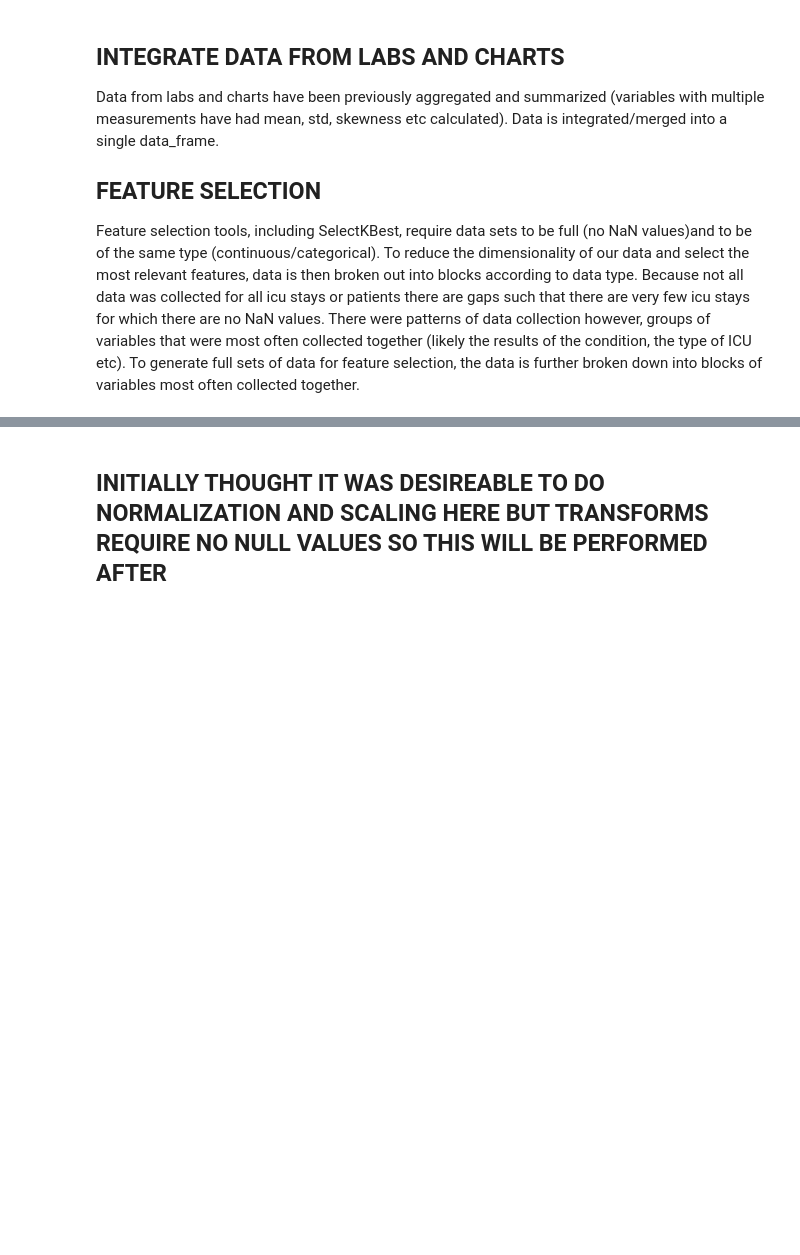
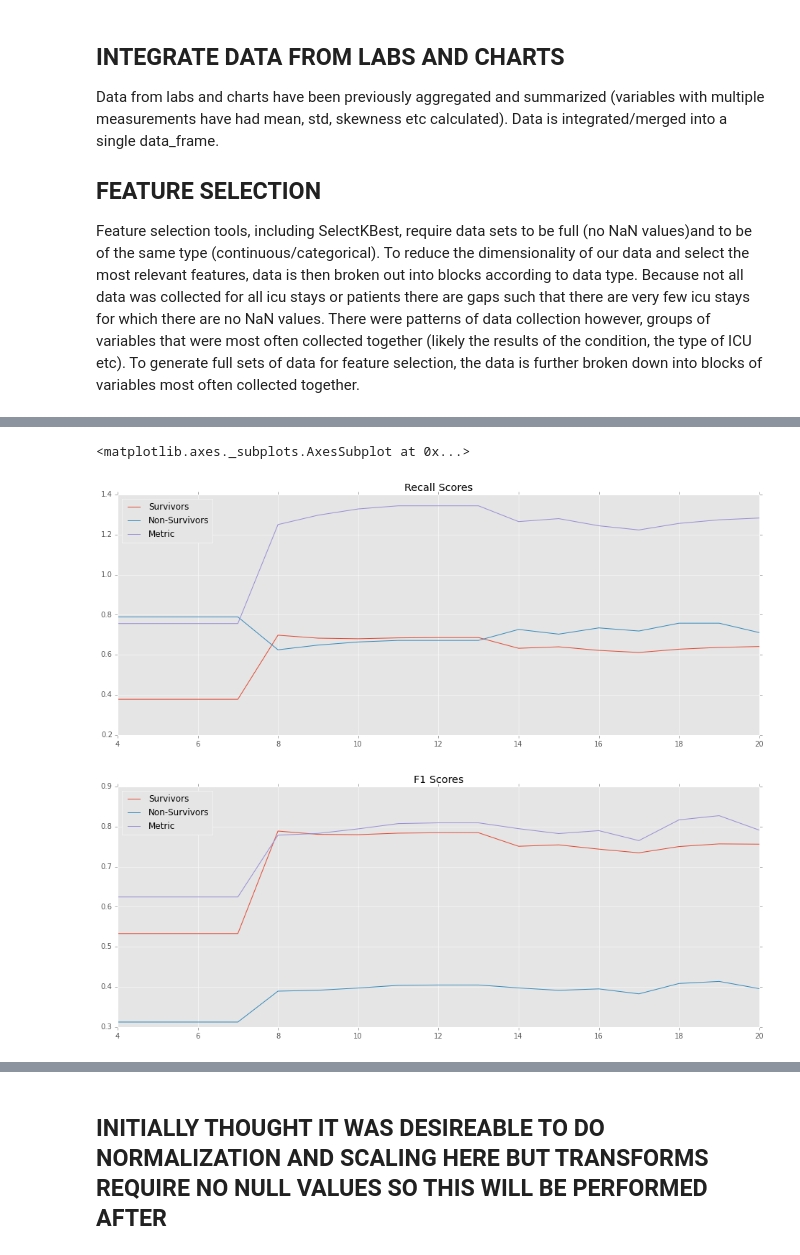
Before and after one commit to RJBeetel3/mimic3_analysis, a Jupyter notebook: ICU_MORTALITY_FIRST24.ipynb, the cells around one changed output, grey strips where cells are left out. Saved outputs shown, nothing was run; the diff lists cells and outputs as text; code cells hidden in the pictures; blank space fills up the shorter version.

```diff
--- a/ICU_MORTALITY_FIRST24.ipynb
+++ b/ICU_MORTALITY_FIRST24.ipynb
@@ -43,6 +55,7 @@ display(feature_files )
 features_dict = {}
 for name in feature_files:
     features_dict[name.split('.')[0]] = pd.DataFrame.from_csv(features_dir + name)
+outcomes = pd.DataFrame.from_csv(features_dir + 'outcomes.csv')
 # %% [output]
 '/Users/robertbeetel/anaconda/projects/mimic-code-master/mimic_analysis/features/'
 ['Chart_BP_Features.csv',
@@ -179,0 +127,4 @@ ptnt_demog_data[ptnt_demog_data.columns[11:]].groupby('hospital_expire_flag').su
+# %%
+all_scores = all_scores.sort_values(by = 'p_values', ascending = True)
+top_scores = list(all_scores.head(20).index)
+top_scores
@@ -179,0 +152,15 @@ ptnt_demog_data[ptnt_demog_data.columns[11:]].groupby('hospital_expire_flag').su
+# %%
+first = True
+all_data = outcomes
+for frame in features:
+    for col in features_dict[frame].columns:
+        if col in top_scores:
+
+            feat = features_dict[frame][col]
+            all_data = all_data.merge(pd.DataFrame(feat), left_index = True,
+                                     right_index = True, how = 'inner', sort = True)
+
+            display(feat.name)
+            display(all_data.shape)
+
+display(all_data.head())
@@ -179,0 +345,17 @@ ptnt_demog_data[ptnt_demog_data.columns[11:]].groupby('hospital_expire_flag').su
+# %%
+recalls = pd.DataFrame.from_dict(recall_scores)
+f1s = pd.DataFrame.from_dict(f1_scores)
+recalls = recalls.transpose()
+f1s = f1s.transpose()
+recalls['features'] = recalls.index
+f1s['features'] = f1s.index
+recalls['features'] = recalls['features'].apply(lambda x: int(x))
+f1s['features'] = f1s['features'].apply(lambda x: int(x))
+
+recalls.sort_values(by = 'features', inplace = True)
+f1s.sort_values(by = 'features', inplace = True)
+#recalls[recalls[['0', '1']].plot(use_index = True)
+recalls.columns = ['Survivors', 'Non-Survivors', 'Metric', 'Features']
+f1s.columns = ['Survivors', 'Non-Survivors', 'Metric', 'Features']
+display(recalls)
+display(f1s)
@@ -179,0 +399,7 @@ ptnt_demog_data[ptnt_demog_data.columns[11:]].groupby('hospital_expire_flag').su
+# %%
+recalls[['Survivors', 'Non-Survivors', 'Metric']].plot(title = 'Recall Scores', use_index = True, figsize = (16,6))
+f1s[['Survivors', 'Non-Survivors', 'Metric']].plot(title = 'F1 Scores', use_index = True, figsize = (16,6))
+# %% [output]
+<matplotlib.axes._subplots.AxesSubplot at 0x...>
+[figure, added]
+[figure, added]
```
Also changed, not shown: parts of 63 cells of this notebook, 2 other files.
